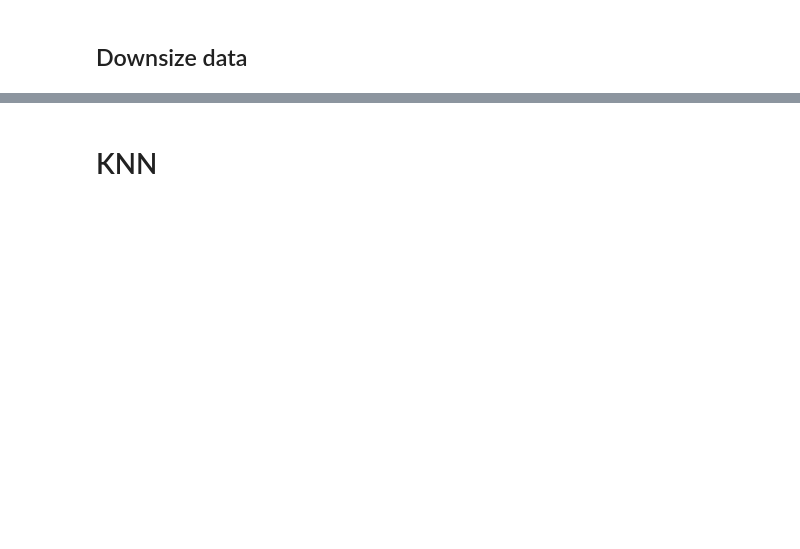
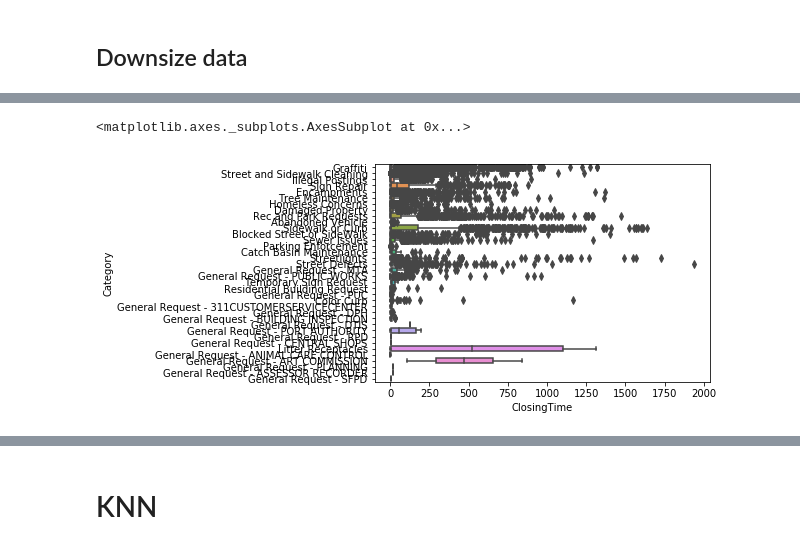
Before and after one commit to bpchivers/msds694_project, a Jupyter notebook: Predictions_Lou.ipynb, the cells around one changed output, grey strips where cells are left out. Cells and saved outputs as stored; diff of their text form; code cells hidden in the pictures; blank space fills up the shorter version.

```diff
--- a/Predictions_Lou.ipynb
+++ b/Predictions_Lou.ipynb
@@ -40,0 +61,5 @@ small_data.head()
+# %%
+sns.boxplot(x="ClosingTime", y="Category", data=small_data) # not very helpful visually. Too many categories!
+# %% [output]
+<matplotlib.axes._subplots.AxesSubplot at 0x...>
+[figure, added]
```
Also changed, not shown: parts of 15 cells of this notebook.
